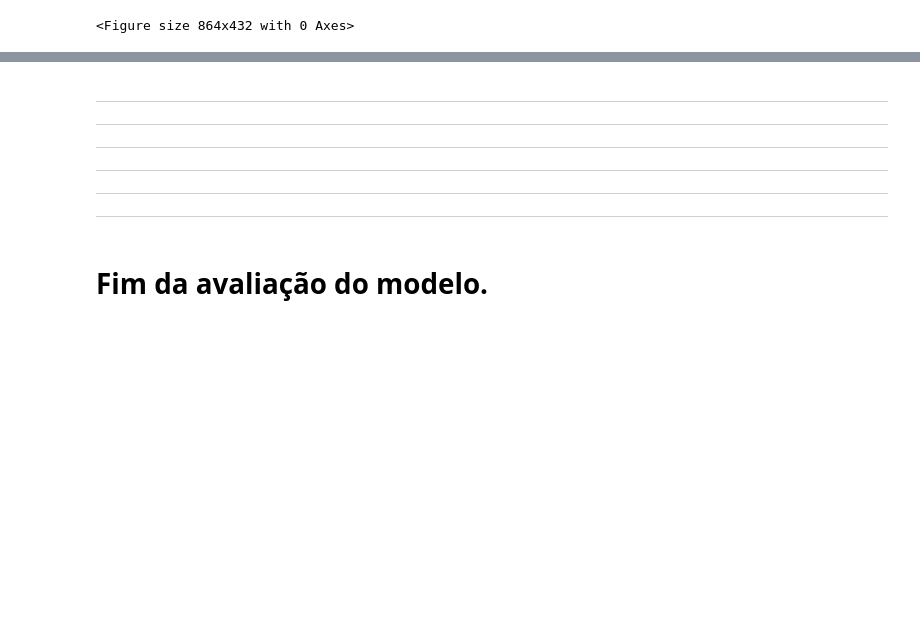
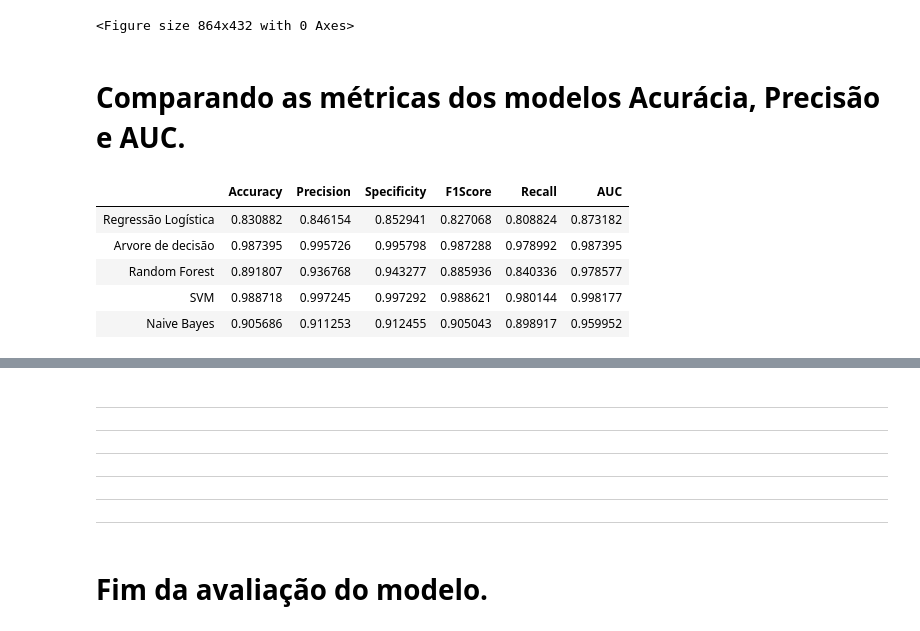
Before and after one commit to joctal/tcc, a Jupyter notebook: TCC_Outros_modelos.ipynb, the cells around one changed output, grey strips where cells are left out. Cells and saved outputs as stored; diff of their text form; code cells hidden in the pictures; blank space fills up the shorter version.

```diff
--- a/TCC_Outros_modelos.ipynb
+++ b/TCC_Outros_modelos.ipynb
@@ -416,3 +565,5 @@ plt.close()
 plt.subplots_adjust(left=0.1, right=0.9, top=0.9, bottom=0.1)
 # %% [output]
 <Figure size 864x432 with 0 Axes>
+# %% [markdown]
+# Comparando as métricas dos modelos Acurácia, Precisão e AUC.
@@ -418,0 +589,9 @@ plt.subplots_adjust(left=0.1, right=0.9, top=0.9, bottom=0.1)
+# %%
+dfresultado
+# %% [output]
+|  | Accuracy | Precision | Specificity | F1Score | Recall | AUC |
+| Regressão Logística | 0.830882 | 0.846154 | 0.852941 | 0.827068 | 0.808824 | 0.873182 |
+| Arvore de decisão | 0.987395 | 0.995726 | 0.995798 | 0.987288 | 0.978992 | 0.987395 |
+| Random Forest | 0.891807 | 0.936768 | 0.943277 | 0.885936 | 0.840336 | 0.978577 |
+| SVM | 0.988718 | 0.997245 | 0.997292 | 0.988621 | 0.980144 | 0.998177 |
+| Naive Bayes | 0.905686 | 0.911253 | 0.912455 | 0.905043 | 0.898917 | 0.959952 |
```
Also changed, not shown: parts of 58 cells of this notebook, 13 other files.
